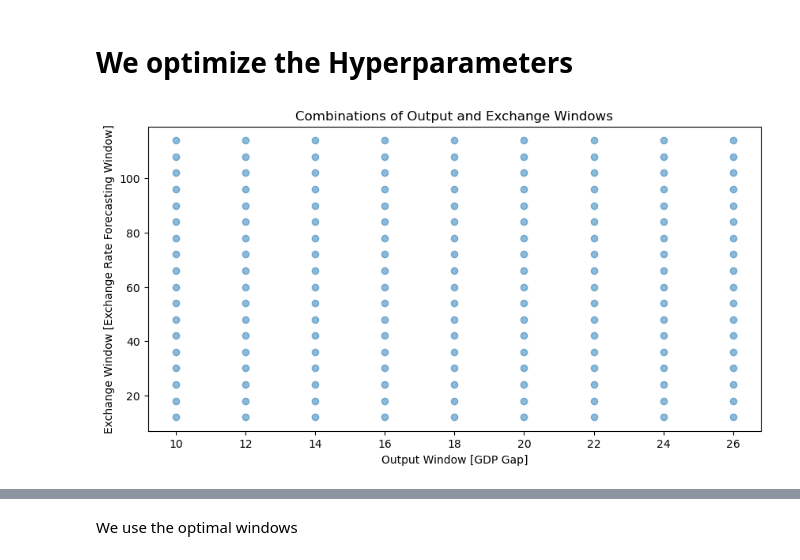
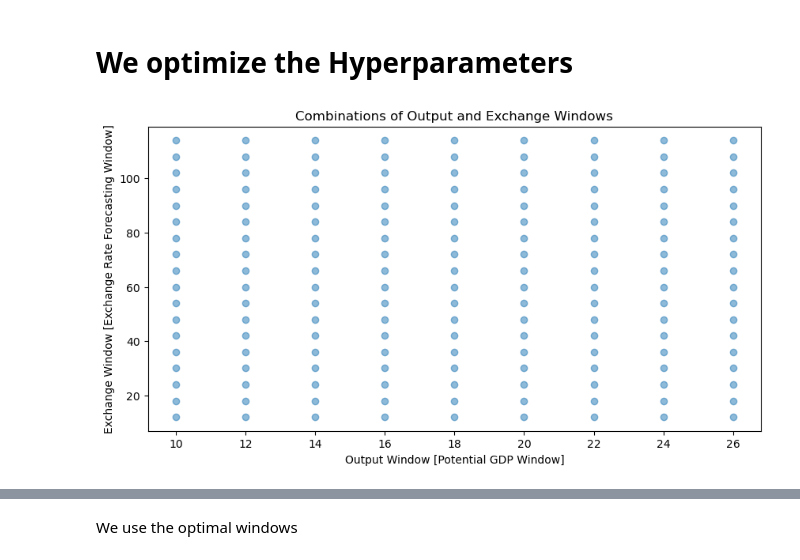
Before and after one commit to luisjo819UCLA/Portfolio-Finance-Project, a Jupyter notebook: GroupProject-2.ipynb, the cells around one changed output, grey strips where cells are left out. Saved outputs shown, nothing was run; the diff lists cells and outputs as text; code cells hidden in the pictures.

```diff
--- a/GroupProject-2.ipynb
+++ b/GroupProject-2.ipynb
@@ -465,14 +465,14 @@ df_combinations = pd.DataFrame({'u1': u1, 'l1': l1})
 # %%
 
 #plot the combinations
 plt.figure(figsize=(10,5))
 plt.scatter(df_combinations['u1'], df_combinations['l1'], alpha=0.5)
-plt.xlabel('Output Window [GDP Gap]')
+plt.xlabel('Output Window [Potential GDP Window]')
 plt.ylabel('Exchange Window [Exchange Rate Forecasting Window]')
 plt.title('Combinations of Output and Exchange Windows')
 plt.show()
 # %% [output]
-[figure, old version]
+[figure, new version]
 # %%
 def model_exchange(df2,output_window, exchange_window): #output_window for calculating output gap, exchange_window for forecasting exchange rate
     df2_const_1 = preparation_data(df2, output_window)
```
Also changed, not shown: parts of 10 cells of this notebook.
